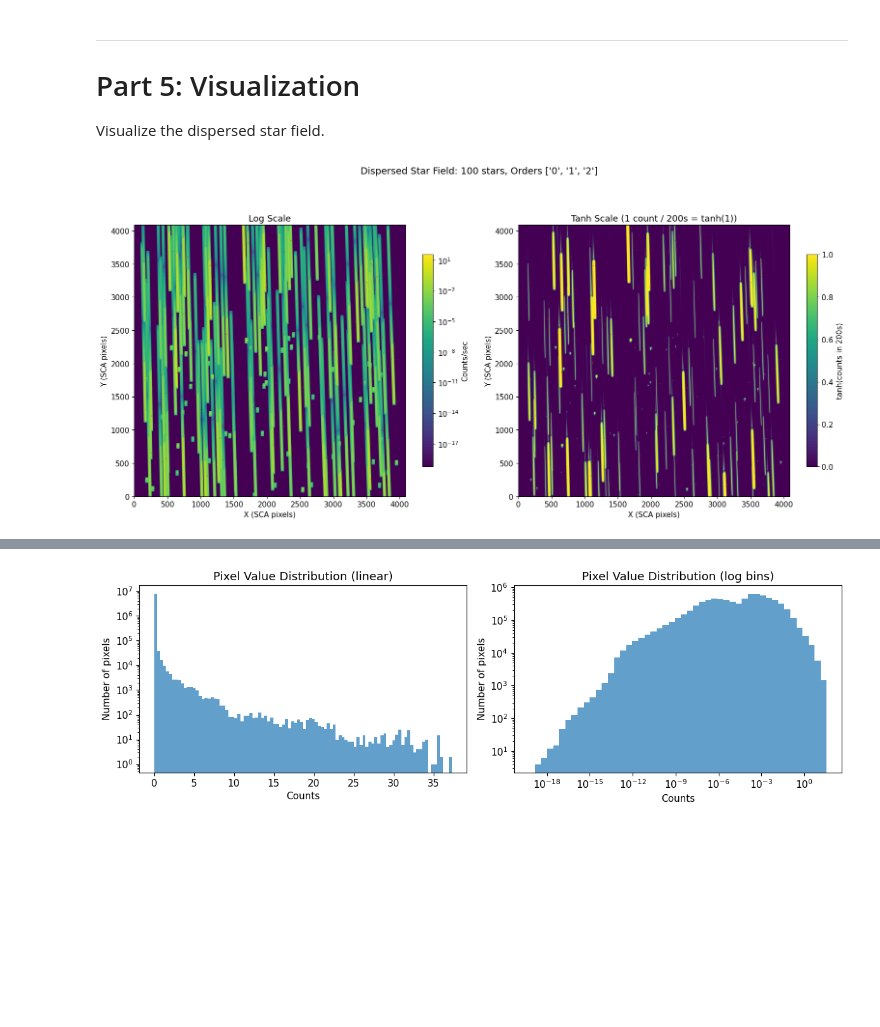
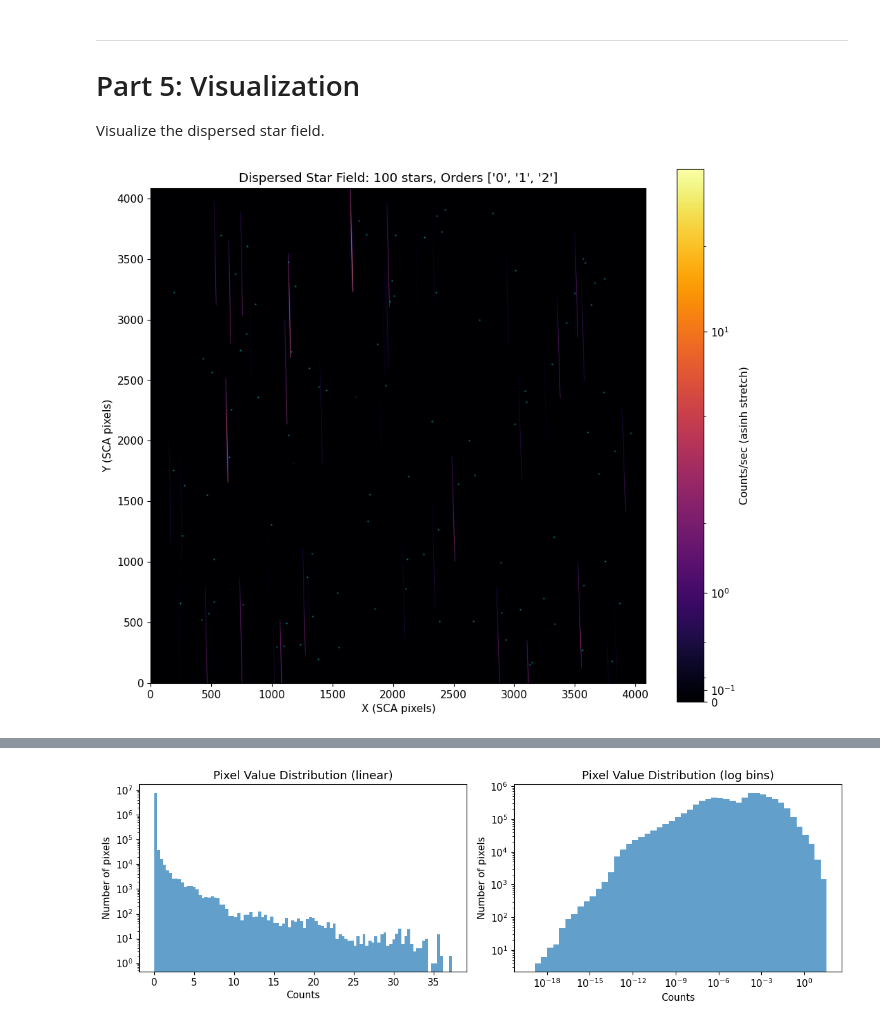
Before and after one commit to roman-grs-pit/roman_disperser, a Jupyter notebook: notebooks/psf/multi_star_demo.ipynb, the cells around one changed output, grey strips where cells are left out. Saved outputs shown, nothing was run; the diff lists cells and outputs as text; code cells hidden in the pictures; blank space fills up the shorter version.

```diff
--- a/notebooks/psf/multi_star_demo.ipynb
+++ b/notebooks/psf/multi_star_demo.ipynb
@@ -585,49 +584,32 @@ def tanh_scale(data, scale):
 # %%
-# Full detector view - compare log scale vs tanh scale
-fig, axes = plt.subplots(1, 2, figsize=(16, 8))
+# Full detector view with asinh scaling
+#
+# Asinh scaling is the standard for astronomical imaging (used by SDSS).
+# It behaves linearly near zero and logarithmically for large values.
+# The linear_width parameter sets the transition point - we use ~1 count/sec,
+# which is near the typical zodiacal light background for Roman grism observations.
+# This keeps background noise in the linear regime while compressing bright sources.
+
+fig, ax = plt.subplots(figsize=(10, 10))
 
 output_np = np.array(output)
+linear_width = 1.0  # counts/sec, near typical zodiacal background
 
-# Left: Log scale (traditional)
-ax = axes[0]
-floor = output_np[output_np > 0].min() if (output_np > 0).any() else 1e-10
-output_log = np.maximum(output_np, floor * 0.1)
-
+norm = AsinhNorm(linear_width=linear_width, vmin=0, vmax=output_np.max())
 im = ax.imshow(
-    output_log,
+    output_np,
     origin='lower',
-    cmap='viridis',
-    norm=LogNorm(vmin=floor, vmax=output_log.max()),
+    cmap='inferno',
+    norm=norm,
 )
-ax.scatter(x_positions, y_positions, s=3, c='red', alpha=0.3, marker='.')
-ax.set_title(f'Log Scale')
+ax.scatter(x_positions, y_positions, s=3, c='cyan', alpha=0.3, marker='.')
+ax.set_title(f'Dispersed Star Field: {N_STARS} stars, Orders {ORDERS}')
 ax.set_xlabel('X (SCA pixels)')
 ax.set_ylabel('Y (SCA pixels)')
-plt.colorbar(im, ax=ax, label='Counts/sec', shrink=0.6)
+plt.colorbar(im, ax=ax, label='Counts/sec (asinh stretch)', shrink=0.8)
 
-# Right: Tanh scale (smoother)
-ax = axes[1]
-# Scale: count rate that gives 1 count in EXPOSURE_TIME seconds
-# Output is in counts/sec, so 1 count in T sec = 1/T counts/sec
-tanh_scale_value = 1.0 / EXPOSURE_TIME
-output_tanh = tanh_scale(output_np, scale=tanh_scale_value)
-
-im = ax.imshow(
-    output_tanh,
-    origin='lower',
-    cmap='viridis',
-    vmin=0,
-    vmax=1,
-)
-ax.scatter(x_positions, y_positions, s=3, c='red', alpha=0.3, marker='.')
-ax.set_title(f'Tanh Scale (1 count / {EXPOSURE_TIME:.0f}s = tanh(1))')
-ax.set_xlabel('X (SCA pixels)')
-ax.set_ylabel('Y (SCA pixels)')
-plt.colorbar(im, ax=ax, label=f'tanh(counts in {EXPOSURE_TIME:.0f}s)', shrink=0.6)
-
-plt.suptitle(f'Dispersed Star Field: {N_STARS} stars, Orders {ORDERS}', fontsize=14)
 plt.tight_layout()
 plt.show()
 # %% [output]
-[figure, old version]
+[figure, new version]
 # %%
```
Also changed, not shown: parts of 8 cells of this notebook.
